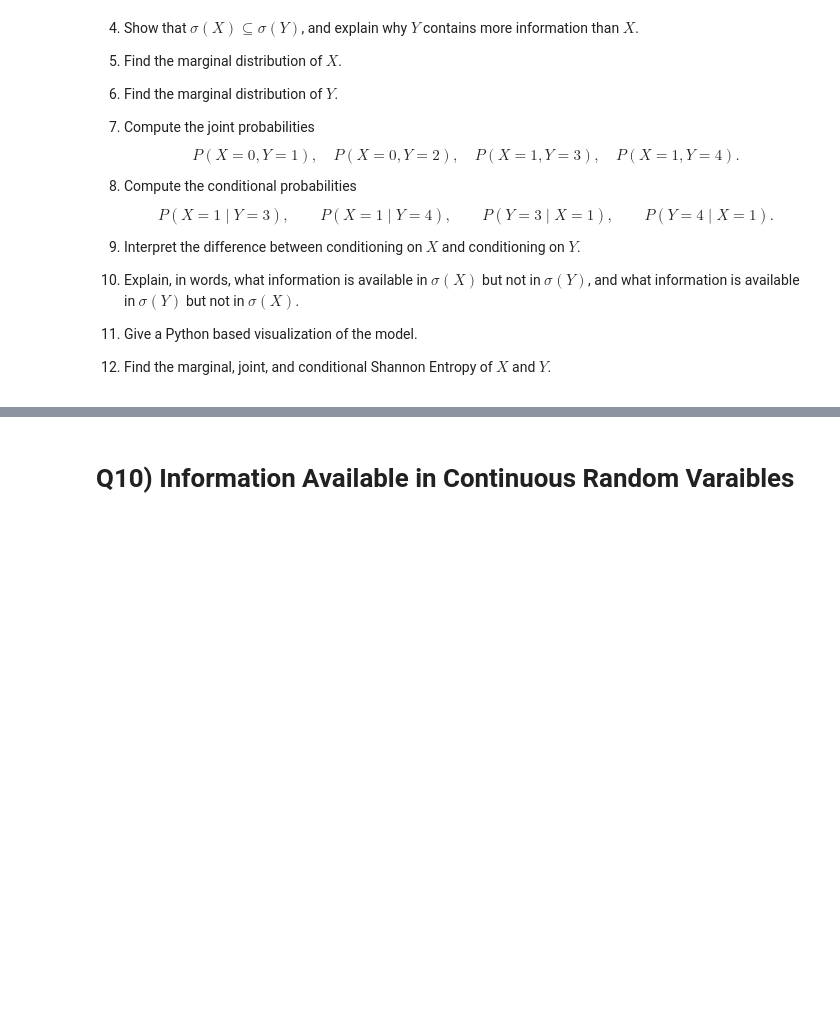
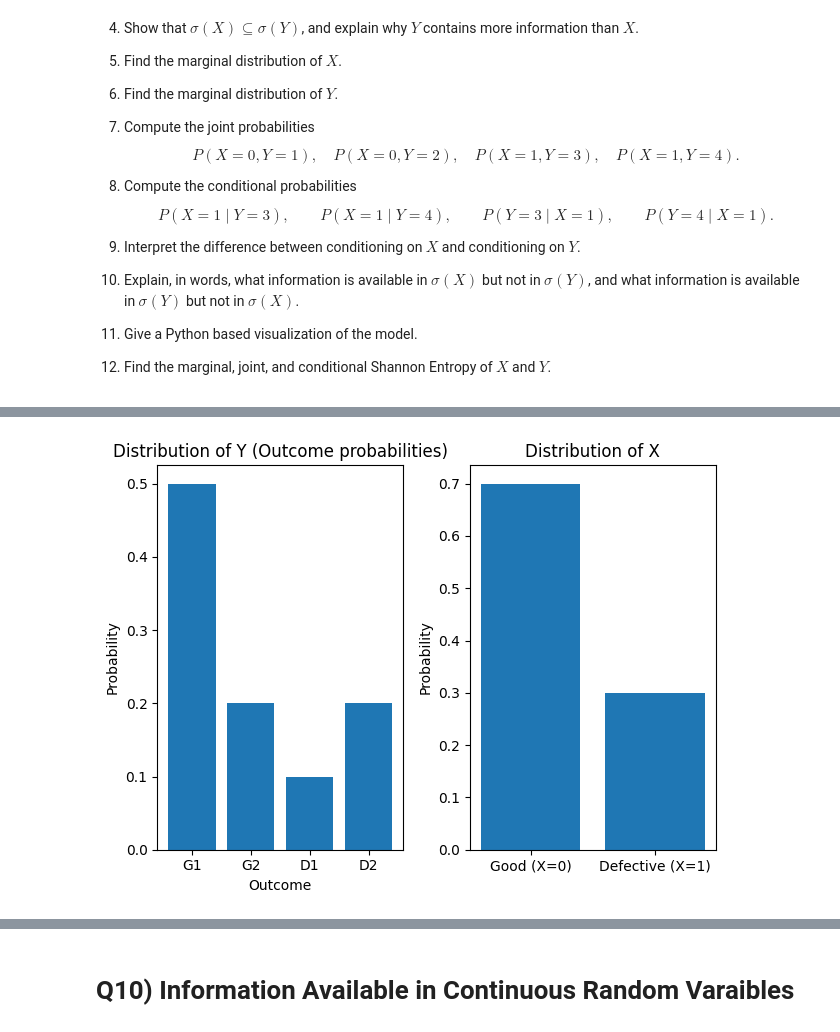
Before and after one commit to NethmiKaveeshaE23174/Statistical-Learning-e23174, a Jupyter notebook: fundamentals_of_probability_assignment_01.ipynb, the cells around one changed output, grey strips where cells are left out. Cells and saved outputs as stored; diff of their text form; code cells hidden in the pictures; blank space fills up the shorter version.

```diff
--- a/fundamentals_of_probability_assignment_01.ipynb
+++ b/fundamentals_of_probability_assignment_01.ipynb
@@ -485,0 +463,29 @@ plt.show()
+# %%
+import numpy as np
+import matplotlib.pyplot as plt
+
+# Outcomes and probabilities
+outcomes = ['G1', 'G2', 'D1', 'D2']
+probs = [0.50, 0.20, 0.10, 0.20]
+
+# Plot distribution of Y
+plt.subplot(1, 2, 1)
+plt.bar(outcomes, probs)
+plt.title("Distribution of Y (Outcome probabilities)")
+plt.xlabel("Outcome")
+plt.ylabel("Probability")
+
+
+# Distribution of X
+plt.subplot(1, 2, 2)
+x_labels = ['Good (X=0)', 'Defective (X=1)']
+x_probs = [0.70, 0.30]
+
+plt.bar(x_labels, x_probs)
+plt.title("Distribution of X")
+plt.ylabel("Probability")
+
+plt.tight_layout()
+plt.show()
+# %% [output]
+[figure, added]
```
Also changed, not shown: parts of 2 cells of this notebook.
